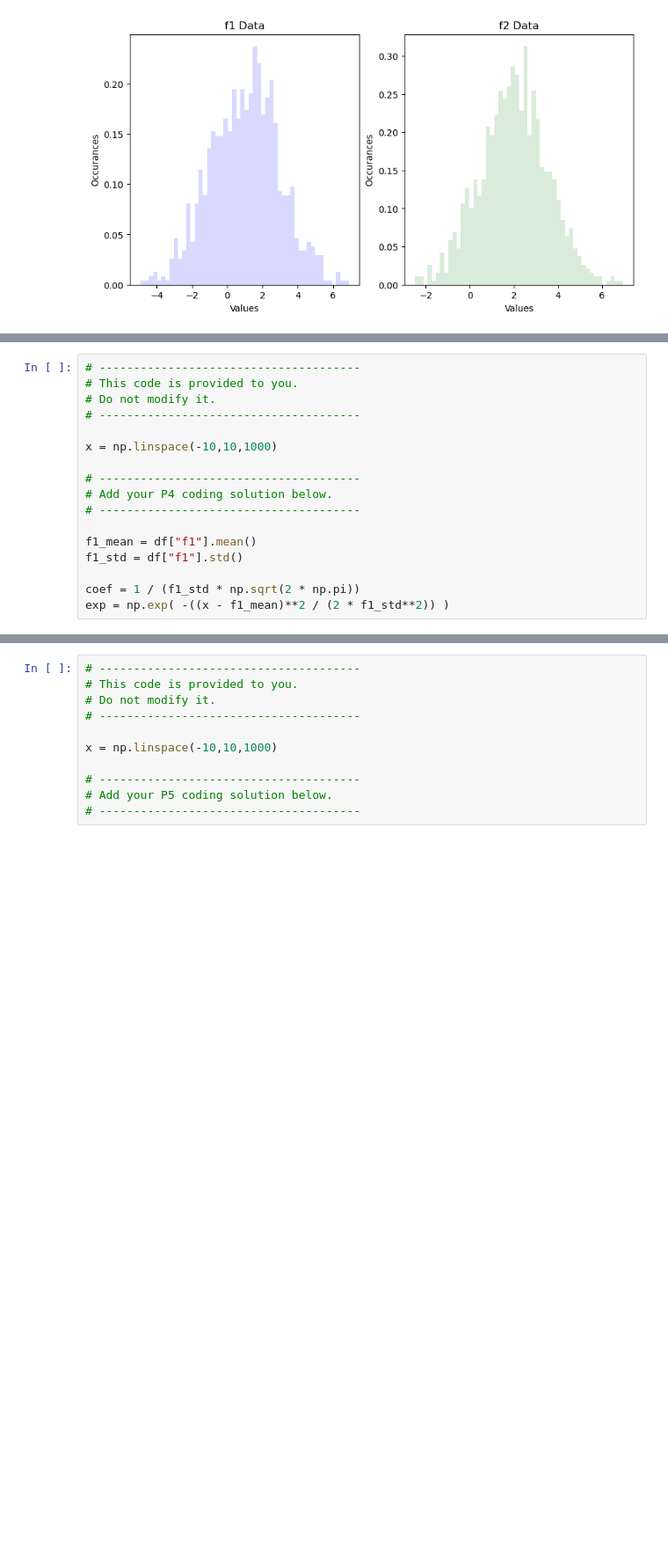
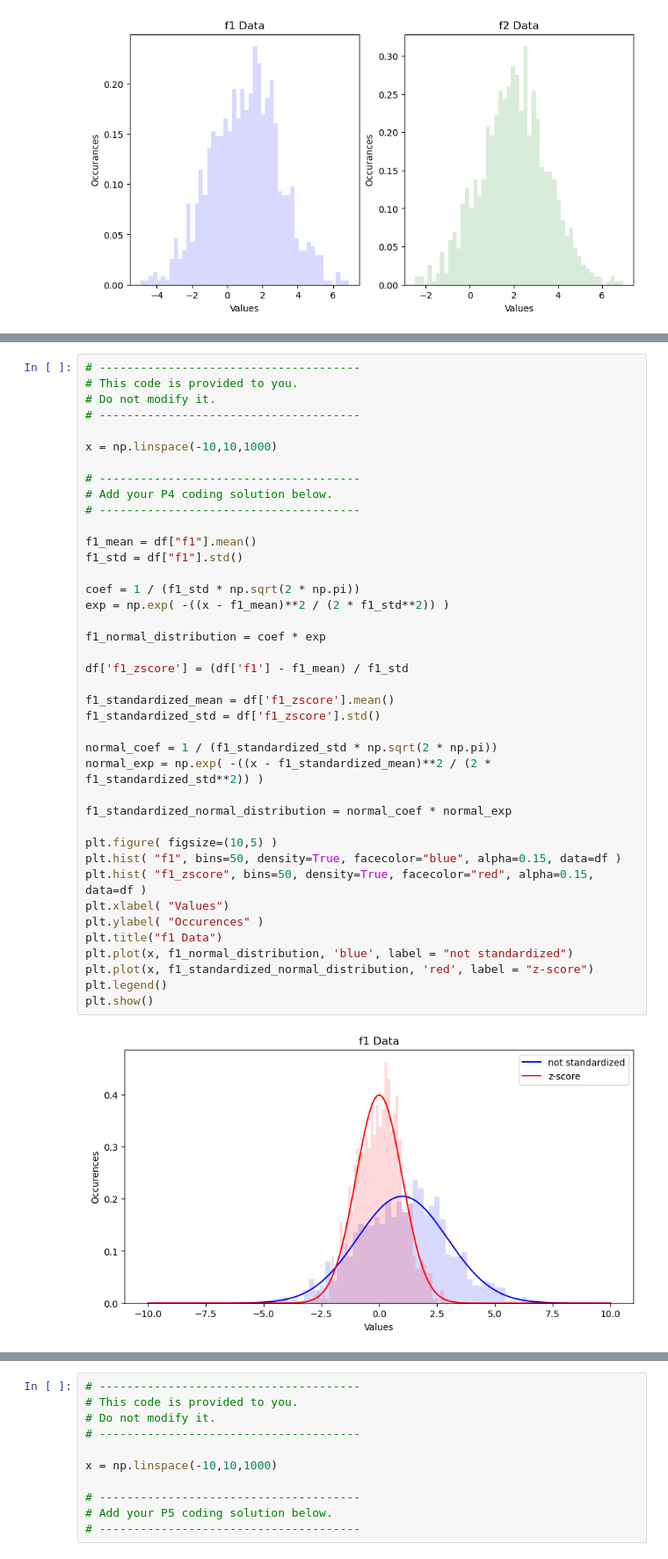
Before and after one commit to TannerM03/CE2Comp562, a Jupyter notebook: CE2/CE2.ipynb, the cells around one changed output, grey strips where cells are left out. Shown: that part at 88% size. Cells and saved outputs as stored; diff of their text form; blank space fills up the shorter version.

```diff
--- a/CE2/CE2.ipynb
+++ b/CE2/CE2.ipynb
@@ -211,20 +207,45 @@ To receive full credit, your solution must create a plot identical to the one pr
 # %%
 # --------------------------------------
 # This code is provided to you.
 # Do not modify it.
 # --------------------------------------
 
 x = np.linspace(-10,10,1000)
 
 # --------------------------------------
 # Add your P4 coding solution below.
 # --------------------------------------
 
 f1_mean = df["f1"].mean()
 f1_std = df["f1"].std()
 
 coef = 1 / (f1_std * np.sqrt(2 * np.pi))
 exp = np.exp( -((x - f1_mean)**2 / (2 * f1_std**2)) )
+
+f1_normal_distribution = coef * exp
+
+df['f1_zscore'] = (df['f1'] - f1_mean) / f1_std
+
+f1_standardized_mean = df['f1_zscore'].mean()
+f1_standardized_std = df['f1_zscore'].std()
+
+normal_coef = 1 / (f1_standardized_std * np.sqrt(2 * np.pi))
+normal_exp = np.exp( -((x - f1_standardized_mean)**2 / (2 * f1_standardized_std**2)) )
+
+f1_standardized_normal_distribution = normal_coef * normal_exp
+
+plt.figure( figsize=(10,5) )
+plt.hist( "f1", bins=50, density=True, facecolor="blue", alpha=0.15, data=df )
+plt.hist( "f1_zscore", bins=50, density=True, facecolor="red", alpha=0.15, data=df )
+plt.xlabel( "Values")
+plt.ylabel( "Occurences" )
+plt.title("f1 Data")
+plt.plot(x, f1_normal_distribution, 'blue', label = "not standardized")
+plt.plot(x, f1_standardized_normal_distribution, 'red', label = "z-score")
+plt.legend()
+plt.show()
+# %% [output]
+[figure, added]
 # %% [markdown]
 <img src="p5.png" width="450" style="float: right"/>
 
```
Also changed, not shown: parts of 1 cell of this notebook.
